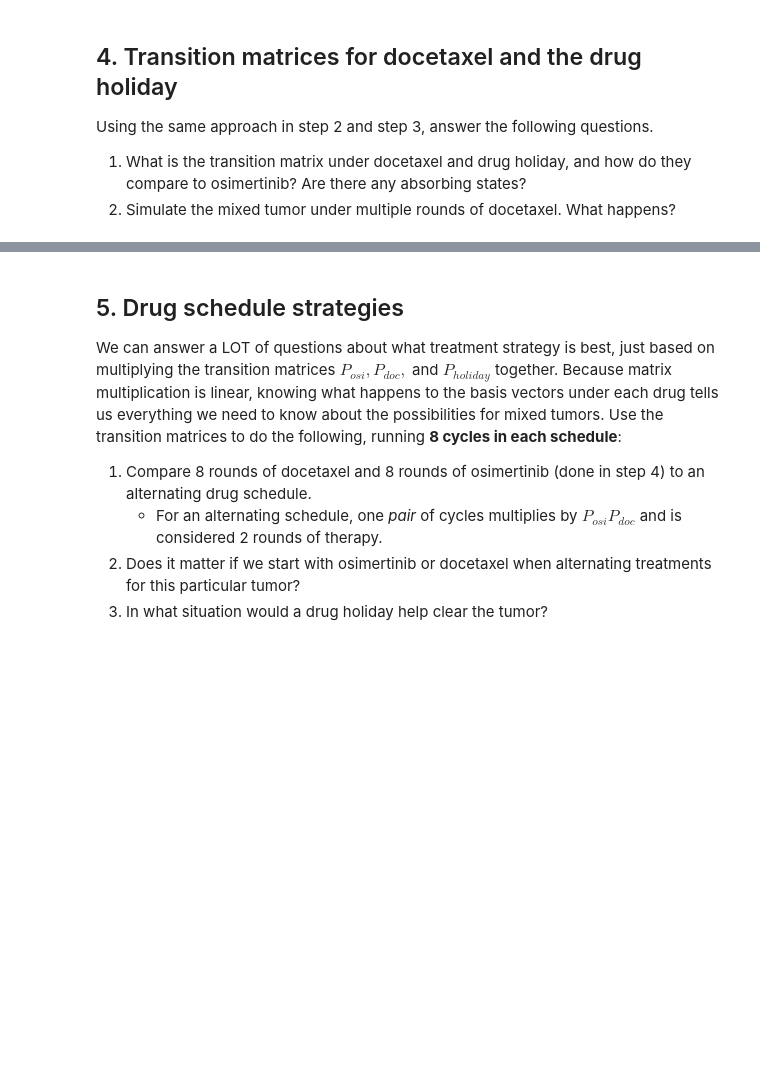
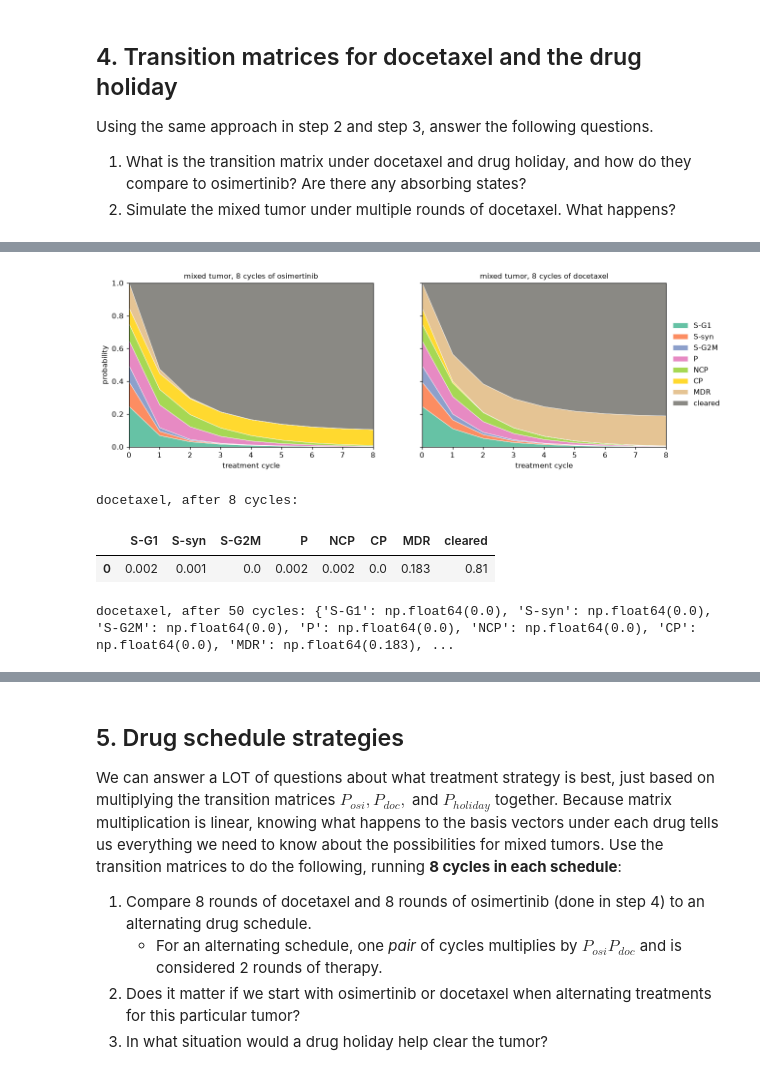
Before and after one commit to jcstallard3/uu_markov, a Jupyter notebook: lab_2/Lab09_markov_chain_cells.ipynb, the cells around one changed output, grey strips where cells are left out. Saved outputs shown, nothing was run; the diff lists cells and outputs as text; code cells hidden in the pictures; blank space fills up the shorter version.

```diff
--- a/lab_2/Lab09_markov_chain_cells.ipynb
+++ b/lab_2/Lab09_markov_chain_cells.ipynb
@@ -312,4 +395,21 @@ P_holiday = ...   # TODO
 # %%
 # Simulate the evolution of pi_mix under docetaxel
+traj_doc = evolve(pi_mix, P_doc, N_CYCLES)
+fig, axes = plt.subplots(1, 2, figsize = (13, 4), sharey = True)
+plot_trajectory(traj_mix, axes[0], "mixed tumor, 8 cycles of osimertinib")
+plot_trajectory(traj_doc, axes[1], "mixed tumor, 8 cycles of docetaxel")
+axes[0].set_ylabel("probability")
+axes[1].legend(loc="center left", bbox_to_anchor = (1, 0.5), frameon = False)
+plt.show()
+
+print("docetaxel, after 8 cycles:")
+display(pd.DataFrame(traj_doc[[-1]], columns = OUTCOMES).round(3))
+print("docetaxel, after 50 cycles:", dict(zip(OUTCOMES, evolve(pi_mix, P_doc, 50)[-1].round(3))))
+# %% [output]
+[figure, added]
+docetaxel, after 8 cycles:
+|  | S-G1 | S-syn | S-G2M | P | NCP | CP | MDR | cleared |
+| 0 | 0.002 | 0.001 | 0.0 | 0.002 | 0.002 | 0.0 | 0.183 | 0.81 |
+docetaxel, after 50 cycles: {'S-G1': np.float64(0.0), 'S-syn': np.float64(0.0), 'S-G2M': np.float64(0.0), 'P': np.float64(0.0), 'NCP': np.float64(0.0), 'CP': np.float64(0.0), 'MDR': np.float64(0.183), ...
 # %% [markdown]
 *Answer questions in markdown here.*
```
Also changed, not shown: parts of 23 cells of this notebook.
